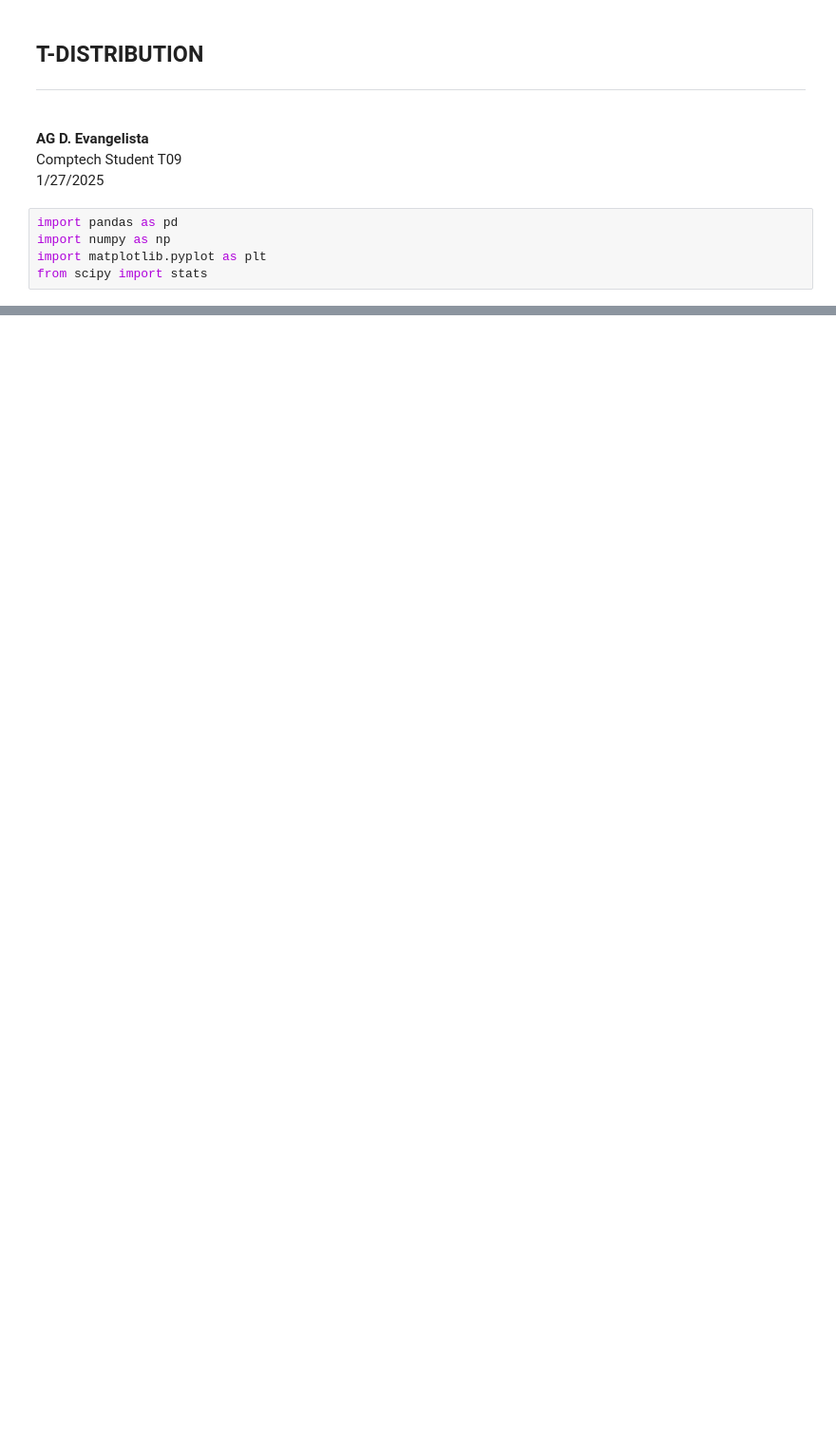
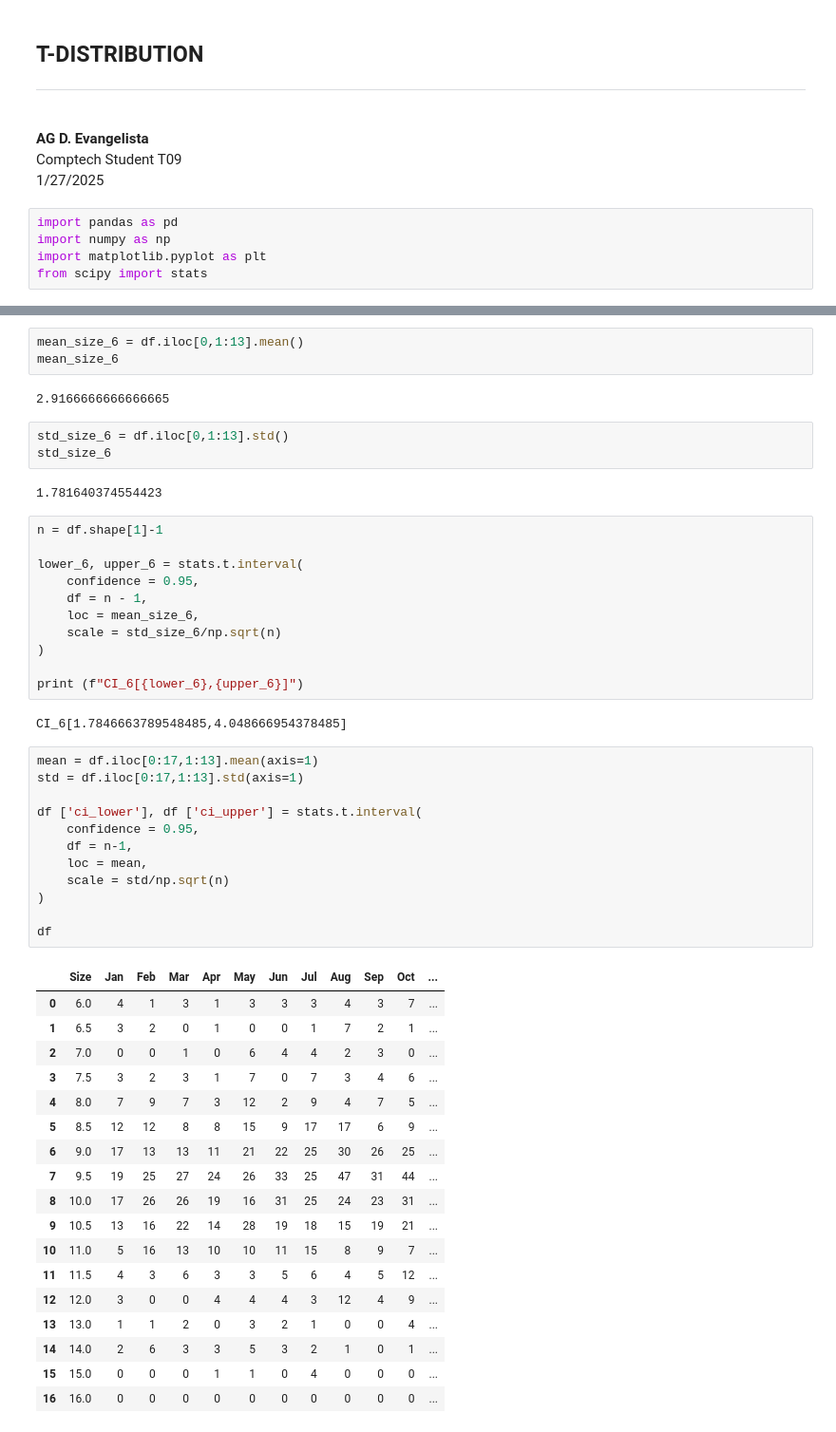
Before and after one commit to 12valor/STATISTICS, a Jupyter notebook: Lab-8-T-Distribution.ipynb, the cells around one changed output, grey strips where cells are left out. Shown at 95% size. Saved outputs shown, nothing was run; the diff lists cells and outputs as text; blank space fills up the shorter version.

```diff
--- a/Lab-8-T-Distribution.ipynb
+++ b/Lab-8-T-Distribution.ipynb
@@ -74,0 +176,54 @@ plt.show
+# %%
+mean_size_6 = df.iloc[0,1:13].mean()
+mean_size_6
+# %% [output]
+2.9166666666666665
+# %%
+std_size_6 = df.iloc[0,1:13].std()
+std_size_6
+# %% [output]
+1.781640374554423
+# %%
+n = df.shape[1]-1
+
+lower_6, upper_6 = stats.t.interval(
+    confidence = 0.95,
+    df = n - 1,
+    loc = mean_size_6,
+    scale = std_size_6/np.sqrt(n)
+)
+
+print (f"CI_6[{lower_6},{upper_6}]")
+# %% [output]
+CI_6[1.7846663789548485,4.048666954378485]
+# %%
+mean = df.iloc[0:17,1:13].mean(axis=1)
+std = df.iloc[0:17,1:13].std(axis=1)
+
+df ['ci_lower'], df ['ci_upper'] = stats.t.interval(
+    confidence = 0.95,
+    df = n-1,
+    loc = mean,
+    scale = std/np.sqrt(n)
+)
+
+df
+# %% [output]
+|  | Size | Jan | Feb | Mar | Apr | May | Jun | Jul | Aug | Sep | Oct | ... |
+| 0 | 6.0 | 4 | 1 | 3 | 1 | 3 | 3 | 3 | 4 | 3 | 7 | ... |
+| 1 | 6.5 | 3 | 2 | 0 | 1 | 0 | 0 | 1 | 7 | 2 | 1 | ... |
+| 2 | 7.0 | 0 | 0 | 1 | 0 | 6 | 4 | 4 | 2 | 3 | 0 | ... |
+| 3 | 7.5 | 3 | 2 | 3 | 1 | 7 | 0 | 7 | 3 | 4 | 6 | ... |
+| 4 | 8.0 | 7 | 9 | 7 | 3 | 12 | 2 | 9 | 4 | 7 | 5 | ... |
+| 5 | 8.5 | 12 | 12 | 8 | 8 | 15 | 9 | 17 | 17 | 6 | 9 | ... |
+| 6 | 9.0 | 17 | 13 | 13 | 11 | 21 | 22 | 25 | 30 | 26 | 25 | ... |
+| 7 | 9.5 | 19 | 25 | 27 | 24 | 26 | 33 | 25 | 47 | 31 | 44 | ... |
+| 8 | 10.0 | 17 | 26 | 26 | 19 | 16 | 31 | 25 | 24 | 23 | 31 | ... |
+| 9 | 10.5 | 13 | 16 | 22 | 14 | 28 | 19 | 18 | 15 | 19 | 21 | ... |
+| 10 | 11.0 | 5 | 16 | 13 | 10 | 10 | 11 | 15 | 8 | 9 | 7 | ... |
+| 11 | 11.5 | 4 | 3 | 6 | 3 | 3 | 5 | 6 | 4 | 5 | 12 | ... |
+| 12 | 12.0 | 3 | 0 | 0 | 4 | 4 | 4 | 3 | 12 | 4 | 9 | ... |
+| 13 | 13.0 | 1 | 1 | 2 | 0 | 3 | 2 | 1 | 0 | 0 | 4 | ... |
+| 14 | 14.0 | 2 | 6 | 3 | 3 | 5 | 3 | 2 | 1 | 0 | 1 | ... |
+| 15 | 15.0 | 0 | 0 | 0 | 1 | 1 | 0 | 4 | 0 | 0 | 0 | ... |
+| 16 | 16.0 | 0 | 0 | 0 | 0 | 0 | 0 | 0 | 0 | 0 | 0 | ... |
```
Also changed, not shown: parts of 14 cells of this notebook.
